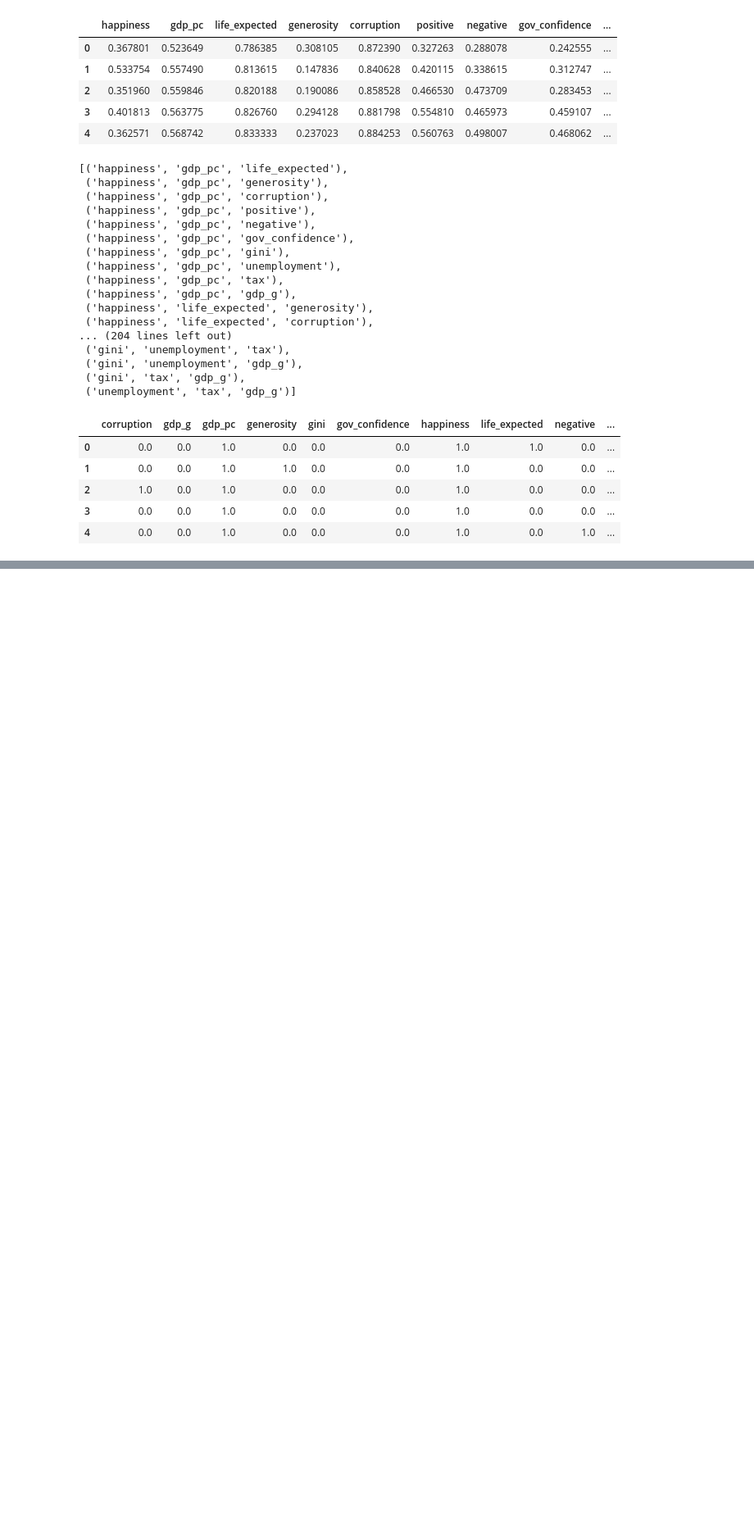
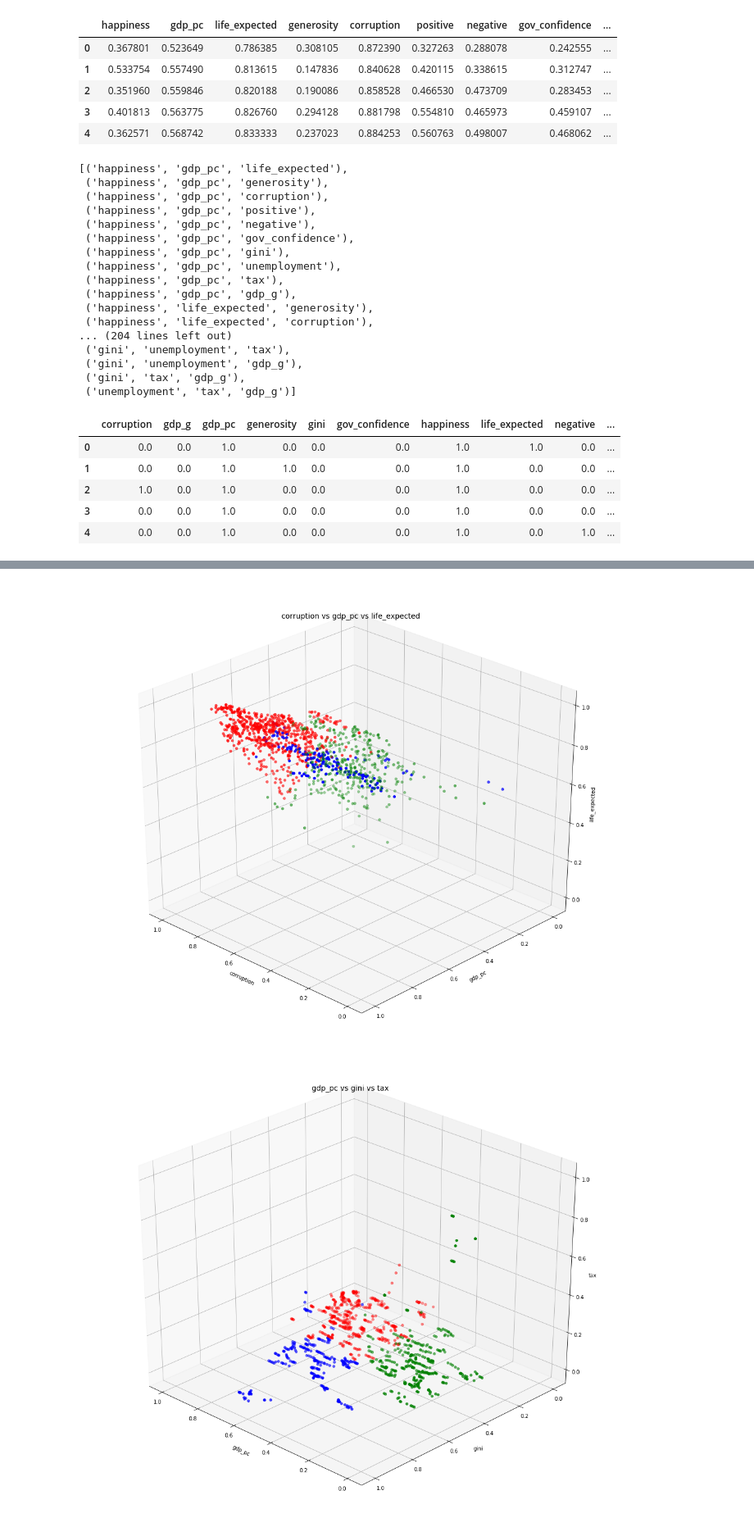
Before and after one commit to Mooophy/158222, a Jupyter notebook: as3/As3.ipynb, the cells around one changed output, grey strips where cells are left out. Shown at 82% size. Saved outputs shown, nothing was run; the diff lists cells and outputs as text; code cells hidden in the pictures; blank space fills up the shorter version.

```diff
--- a/as3/As3.ipynb
+++ b/as3/As3.ipynb
@@ -315,0 +327,19 @@ all_combinations_df_high_score
+# %%
+colors = {0:'r',1:'g', 2:'b'}
+
+for i, row in all_combinations_df_high_score.iterrows():
+
+    features = [f for f in all_combinations_df_high_score.columns if row[f] == 1]
+    km = KMeans(n_clusters=3, init='random')
+    km.fit(happiness[features].values)
+    prediction = km.predict(happiness[features].values)
+
+    ax = Axes3D(plt.figure(figsize=(15, 12)), rect=[.01, 0, 0.95, 1], elev=30, azim=134)
+    ax.scatter(happiness[features[0]], happiness[features[1]], happiness[features[2]], c=[colors[p] for p in prediction], s=20)
+    ax.set_xlabel(features[0])
+    ax.set_ylabel(features[1])
+    ax.set_zlabel(features[2])
+    ax.set_title(' vs '.join(features), fontsize = 14)
+# %% [output]
+[figure, added]
+[figure, added]
```
Also changed, not shown: parts of 4 cells of this notebook, 1 other file.
